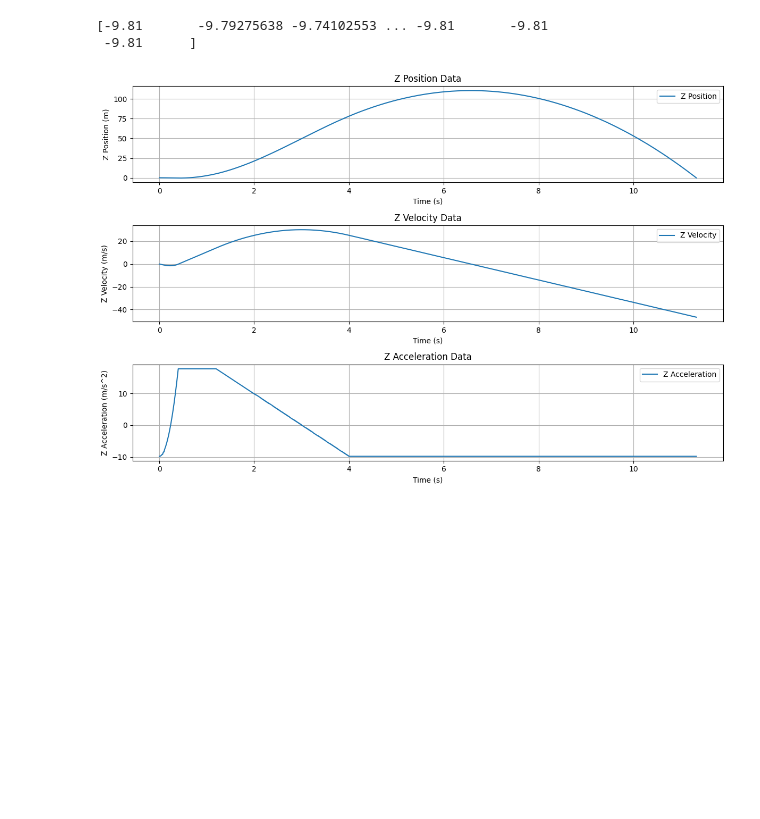
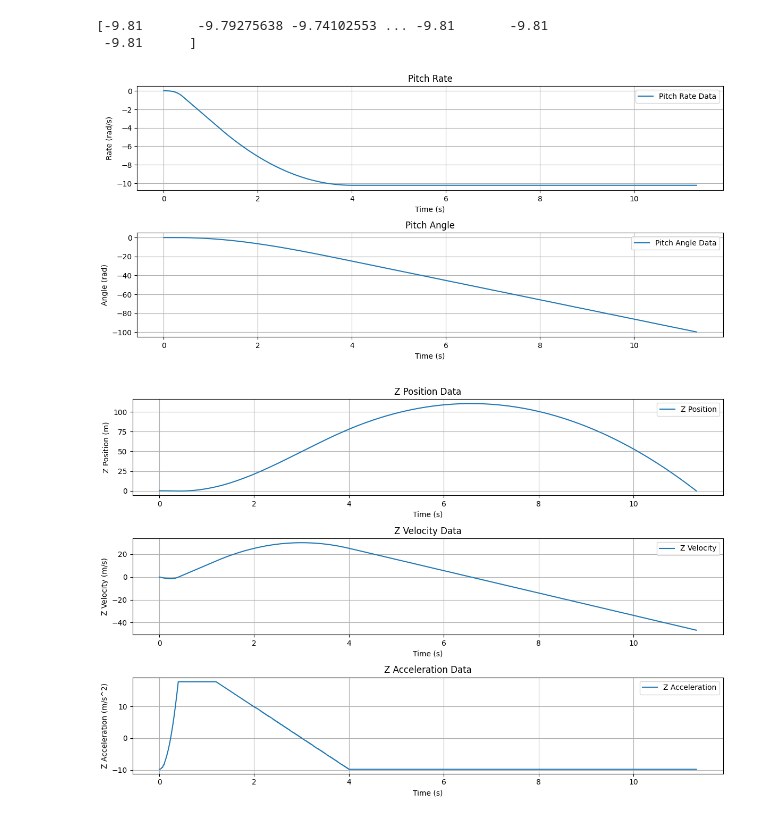
Before and after one commit to namberino/tvc-rocket-sim, a Jupyter notebook: sim.ipynb, the cells around one changed output. Drawn from its saved outputs; the diff is of its cells as text; code cells hidden in the pictures; blank space fills up the shorter version.

Commit message:
Add pitch data

```diff
--- a/sim.ipynb
+++ b/sim.ipynb
@@ -148,6 +148,8 @@ print(My)
 results = three_dof_body_axes(Fx, Fz, My, u0, w0, theta0, q0, pos0, mass, inertia, g, dt, simulation_duration)
 
 time = np.arange(0, len(results['pos']) * dt, dt)
+theta = results['theta']
+q = results['q']
 pos = results['pos']
 velocity = results['velocity']
 acceleration = results['acceleration']
@@ -156,6 +158,29 @@ print(acceleration[:, 1])
 # %% [output]
 [-9.81       -9.79275638 -9.74102553 ... -9.81       -9.81
  -9.81      ]
+# %%
+plt.figure(figsize=(12, 8))
+
+plt.subplot(3, 1, 1)
+plt.plot(time, q, label='Pitch Rate Data')
+plt.xlabel('Time (s)')
+plt.ylabel('Rate (rad/s)')
+plt.title('Pitch Rate')
+plt.legend()
+plt.grid()
+
+plt.subplot(3, 1, 2)
+plt.plot(time, theta, label='Pitch Angle Data')
+plt.xlabel('Time (s)')
+plt.ylabel('Angle (rad)')
+plt.title('Pitch Angle')
+plt.legend()
+plt.grid()
+
+plt.tight_layout()
+plt.show()
+# %% [output]
+[figure, added]
 # %%
 # plot data (Z axis)
 plt.figure(figsize=(12, 8))
```
Also changed, not shown: 1 other file.
